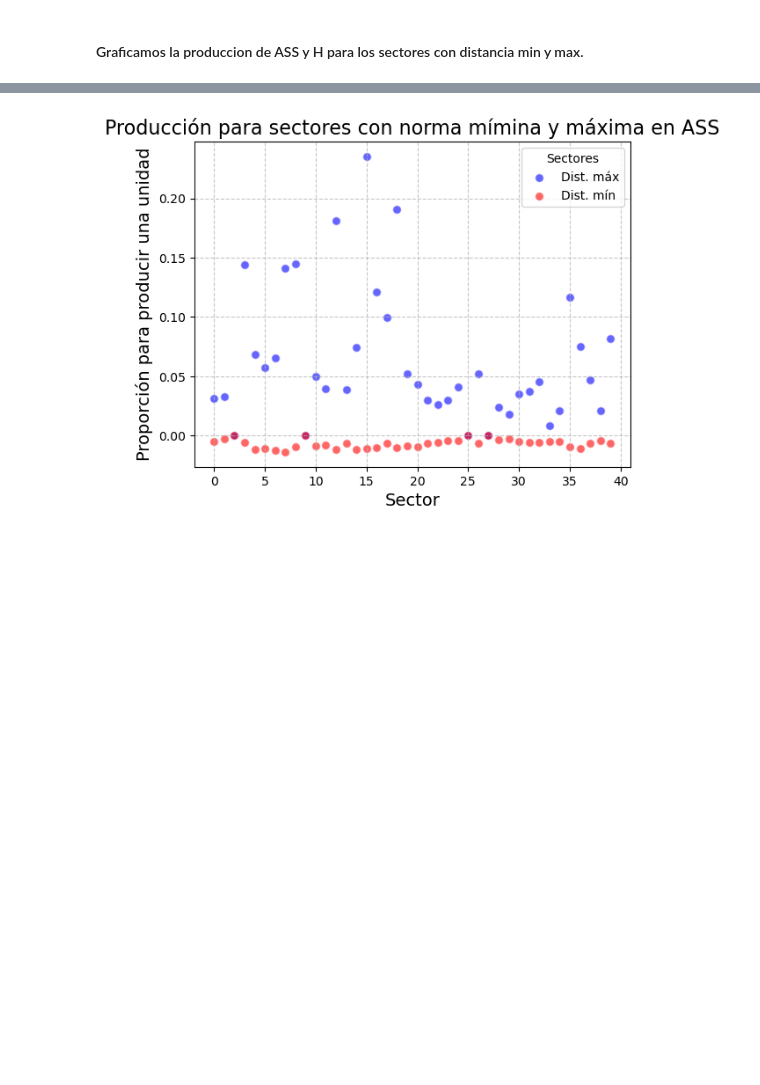
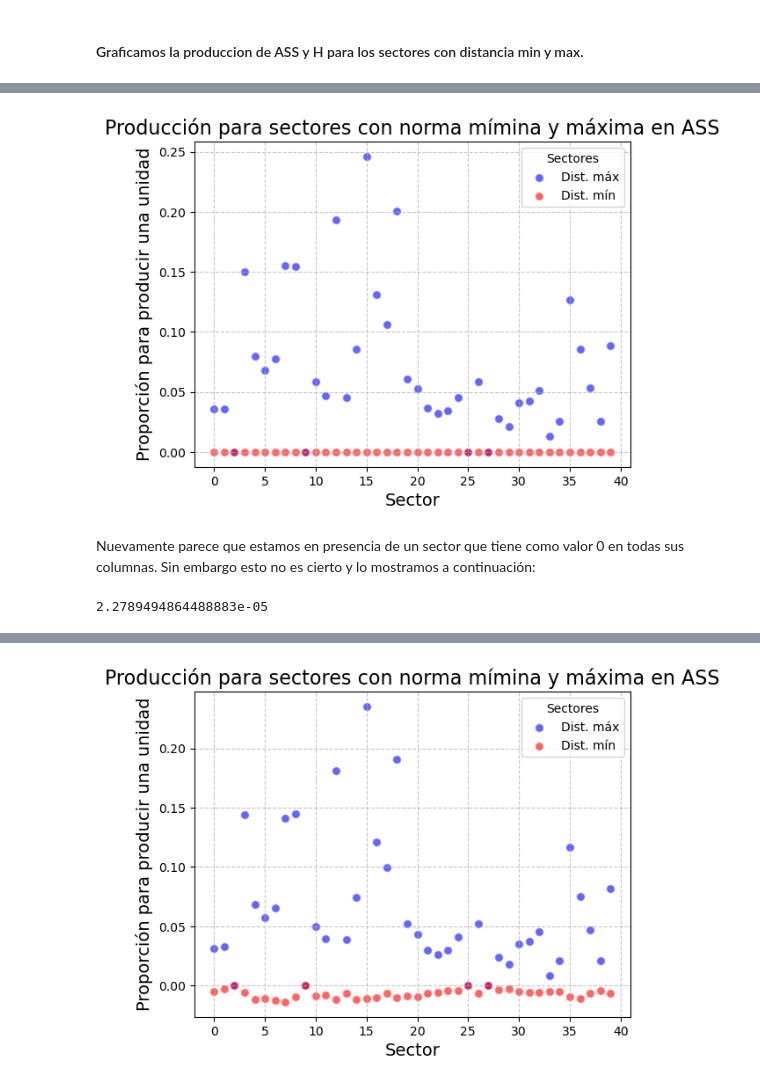
Before and after one commit to SoutoSebastian/TP2-ALC, a Jupyter notebook: TP2/grupo_31_TP2.ipynb, the cells around one changed output, grey strips where cells are left out. Saved outputs shown, nothing was run; the diff lists cells and outputs as text; code cells hidden in the pictures; blank space fills up the shorter version.

```diff
--- a/TP2/grupo_31_TP2.ipynb
+++ b/TP2/grupo_31_TP2.ipynb
@@ -882,0 +952,26 @@ El sector 40 corresponde a "Otros servicios" de todo tipo y el 3 a "Minería (en
+# %%
+#ASS
+sector_minASS = ASS_arr[29]
+# %%
+#Graficamos la fila maxima y minima de A:
+
+
+plt.scatter(range(len(sector_maxASS)),sector_maxASS, c='blue',label='Dist. máx', alpha=0.6, edgecolors='w', s=50)
+plt.scatter(range(len(sector_minASS)),sector_minASS, c='red',label='Dist. mín', alpha=0.6, edgecolors='w', s=50)
+
+plt.title('Producción para sectores con norma mímina y máxima en ASS', fontsize=16)
+plt.xlabel('Sector', fontsize=14)
+plt.ylabel('Proporción para producir una unidad', fontsize=14)
+
+plt.grid(True, linestyle='--', alpha=0.7)
+plt.legend(title='Sectores')
+plt.show()
+# %% [output]
+[figure, added]
+# %% [markdown]
+Nuevamente parece que estamos en presencia de un sector que tiene como valor 0 en todas sus columnas. Sin embargo esto no
+es cierto y lo mostramos a continuación:
+# %%
+print(np.max(ASS_arr[29]))
+# %% [output]
+2.2789494864488883e-05
```
Also changed, not shown: parts of 16 cells of this notebook.
